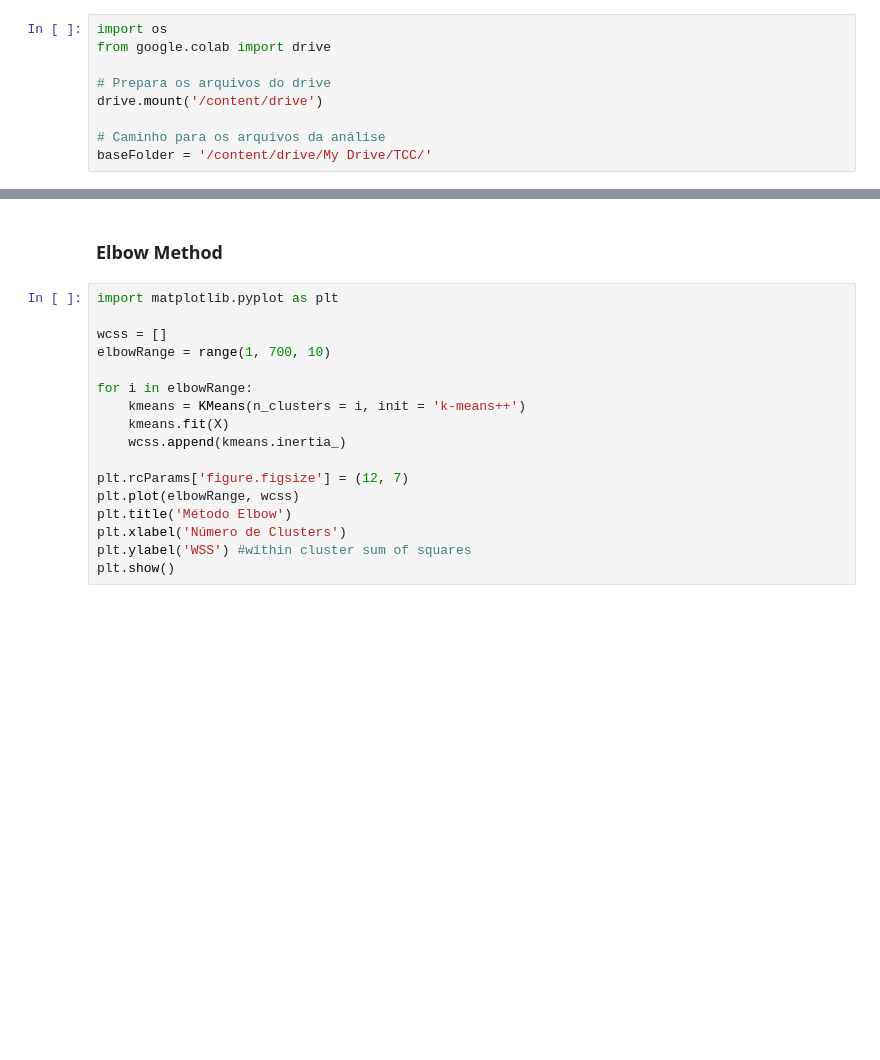
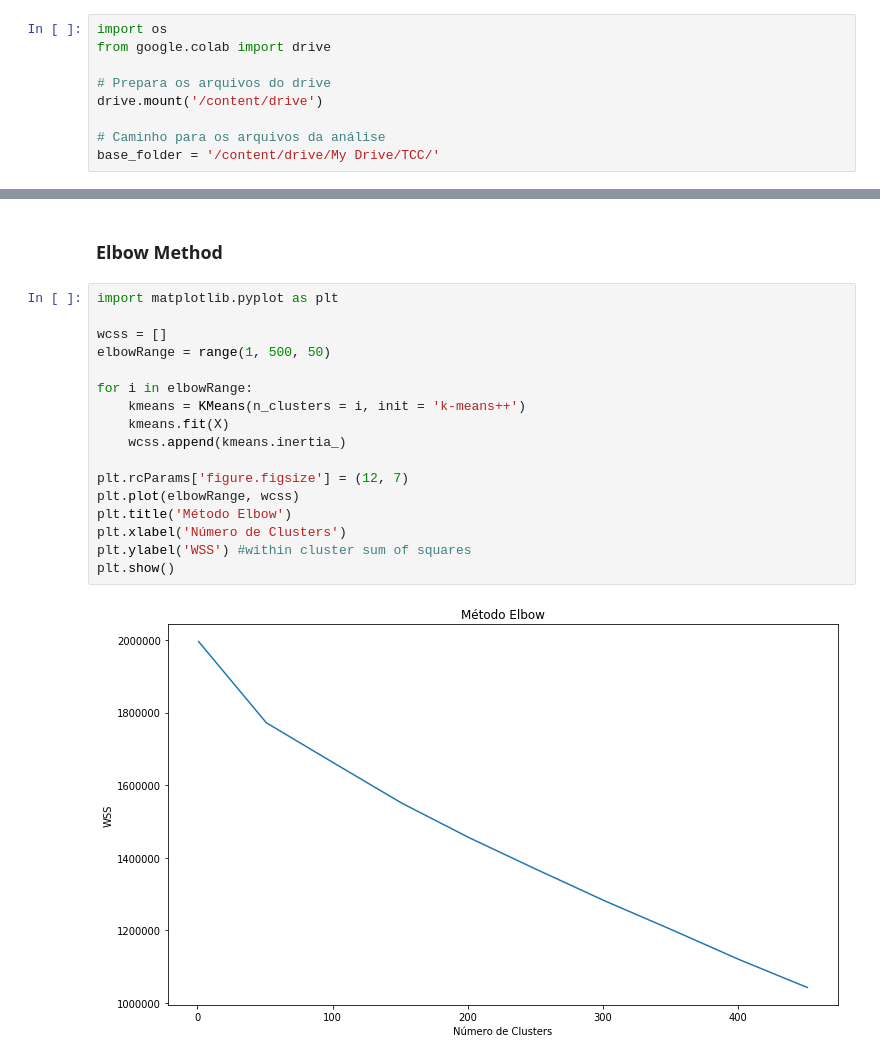
Before and after one commit to mathocosta/TCC, a Jupyter notebook: TCC.ipynb, the cells around one changed output, grey strips where cells are left out. Cells and saved outputs as stored; diff of their text form; blank space fills up the shorter version.

```diff
--- a/TCC.ipynb
+++ b/TCC.ipynb
@@ -13,7 +13,7 @@ from google.colab import drive
 drive.mount('/content/drive')
 
 # Caminho para os arquivos da análise
-baseFolder = '/content/drive/My Drive/TCC/'
+base_folder = '/content/drive/My Drive/TCC/'
 # %% [output]
 Go to this URL in a browser: https://accounts.google.com/o/oauth2/auth?client_id=947318989803-6bn6qk8qdgf4n4g3pfee6491hc0brc4i.apps.googleusercontent.com&redirect_uri=urn%3Aietf%3Awg%3Aoauth%3A2.0%3Ao ...
 
@@ -161,17 +228,19 @@ plt.show()
 # %%
 import matplotlib.pyplot as plt
 
 wcss = []
-elbowRange = range(1, 700, 10)
+elbowRange = range(1, 500, 50)
 
 for i in elbowRange:
     kmeans = KMeans(n_clusters = i, init = 'k-means++')
     kmeans.fit(X)
     wcss.append(kmeans.inertia_)
 
 plt.rcParams['figure.figsize'] = (12, 7)
 plt.plot(elbowRange, wcss)
 plt.title('Método Elbow')
 plt.xlabel('Número de Clusters')
 plt.ylabel('WSS') #within cluster sum of squares
 plt.show()
+# %% [output]
+[figure, added]
```
Also changed, not shown: parts of 11 cells of this notebook.
